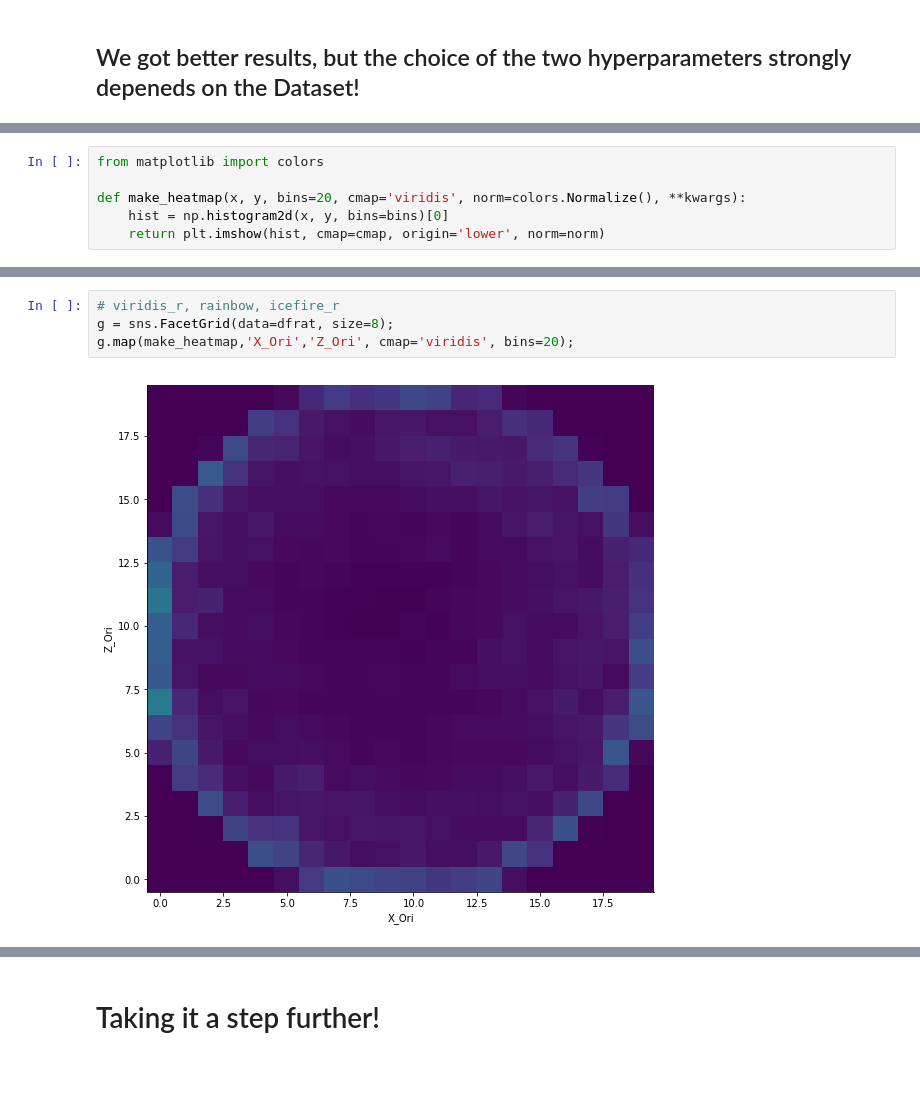
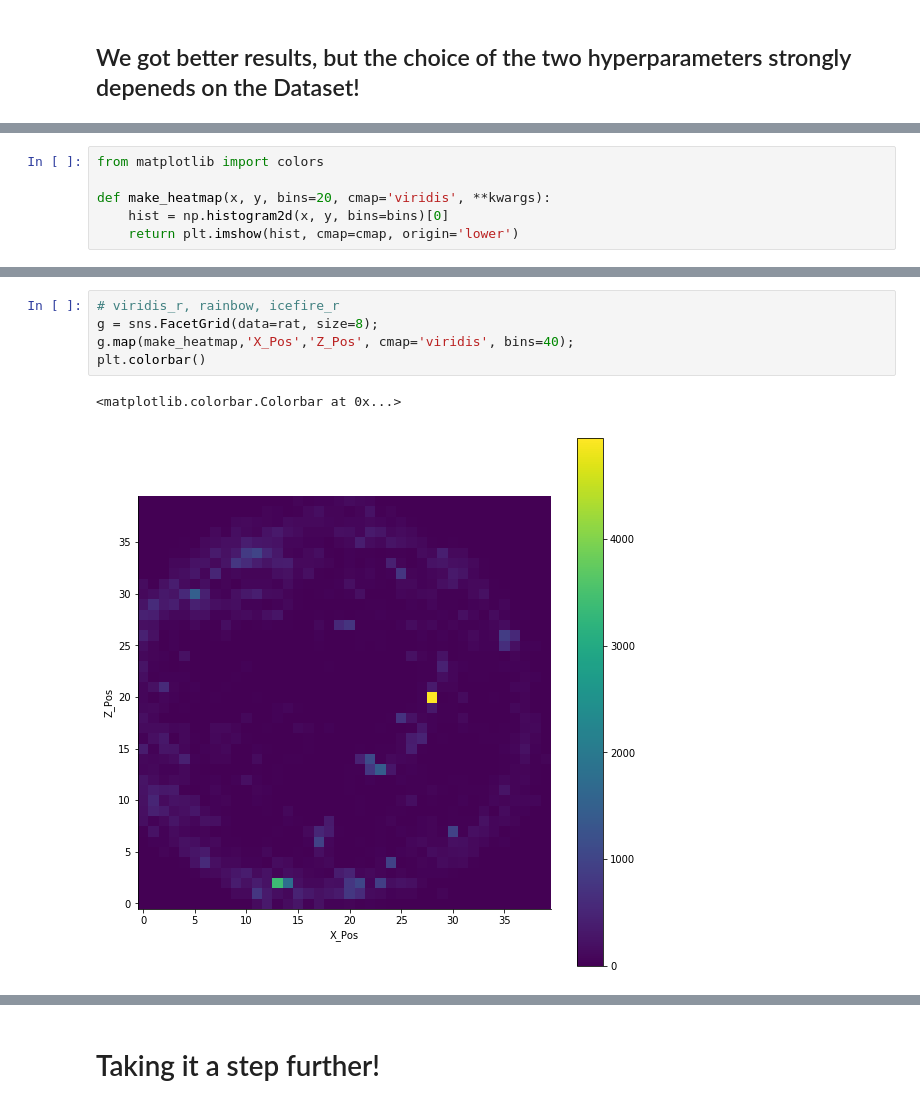
Before and after one commit to alTeska/data_visualization_talk, a Jupyter notebook: data_talk.ipynb, the cells around one changed output, grey strips where cells are left out. Saved outputs shown, nothing was run; the diff lists cells and outputs as text; blank space fills up the shorter version.

```diff
--- a/data_talk.ipynb
+++ b/data_talk.ipynb
@@ -279,6 +302,6 @@ plt.legend();
 # %%
 from matplotlib import colors
 
-def make_heatmap(x, y, bins=20, cmap='viridis', norm=colors.Normalize(), **kwargs):
+def make_heatmap(x, y, bins=20, cmap='viridis', **kwargs):
     hist = np.histogram2d(x, y, bins=bins)[0]
-    return plt.imshow(hist, cmap=cmap, origin='lower', norm=norm)
+    return plt.imshow(hist, cmap=cmap, origin='lower')
@@ -298,7 +325,9 @@ https://seaborn.pydata.org/tutorial/color_palettes.html
 <img src="./images/fire_rainbow.png"  width="500" height="500"/>
 # %%
 # viridis_r, rainbow, icefire_r
-g = sns.FacetGrid(data=dfrat, size=8);
-g.map(make_heatmap,'X_Ori','Z_Ori', cmap='viridis', bins=20);
+g = sns.FacetGrid(data=rat, size=8);
+g.map(make_heatmap,'X_Pos','Z_Pos', cmap='viridis', bins=40);
+plt.colorbar()
 # %% [output]
+<matplotlib.colorbar.Colorbar at 0x...>
-[figure, old version]
+[figure, new version]
```
Also changed, not shown: parts of 42 cells of this notebook, 1 other file.
